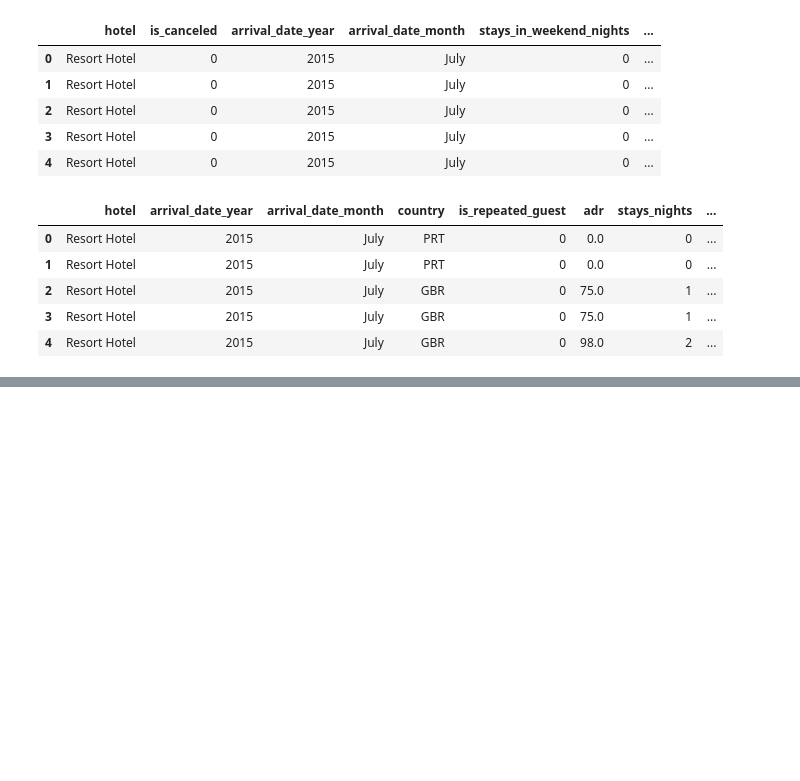
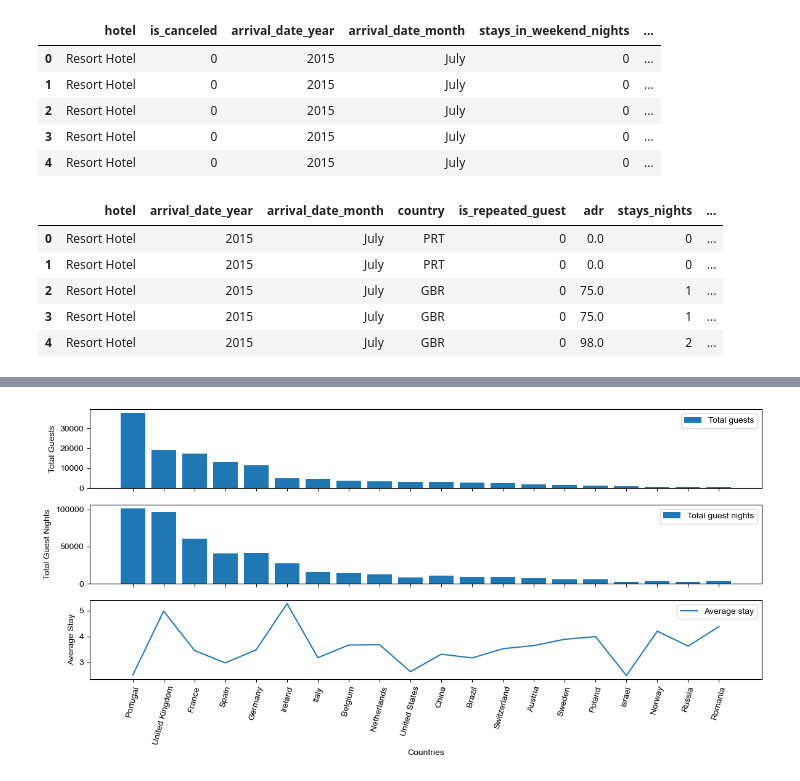
Before and after one commit to Kathyvng/Project1_Group6, a Jupyter notebook: 1_Data/Global_Tourism_Part1.ipynb, the cells around one changed output, grey strips where cells are left out. Saved outputs shown, nothing was run; the diff lists cells and outputs as text; code cells hidden in the pictures; blank space fills up the shorter version.

```diff
--- a/1_Data/Global_Tourism_Part1.ipynb
+++ b/1_Data/Global_Tourism_Part1.ipynb
@@ -69,0 +439,27 @@ hotel_data.head()
+# %%
+# Create a figure and subplots
+fig, ax = plt.subplots(3, 1, sharex=True, figsize=(12, 6))
+
+# Plot data on the individual axes
+ax[0].bar(top_popularity_by_guests['country_name'], top_popularity_by_guests['total_guests'], label='Total guests')
+ax[0].set_ylabel('Total Guests')
+ax[0].legend()
+
+ax[1].bar(top_popularity_by_guests['country_name'], top_popularity_by_guests['total_guest_nights'], label='Total guest nights')
+ax[1].set_ylabel('Total Guest Nights')
+ax[1].legend()
+
+ax[2].plot(top_popularity_by_guests['country_name'], top_popularity_by_guests['average_stay'], label='Average stay')
+ax[2].set_ylabel('Average Stay')
+ax[2].set_xlabel('Countries')
+ax[2].legend()
+plt.xticks(rotation=75)
+sns.set(style="whitegrid")
+
+# Display the plot
+plt.tight_layout()
+
+
+plt.show()
+# %% [output]
+[figure, added]
```
Also changed, not shown: parts of 23 cells of this notebook.
